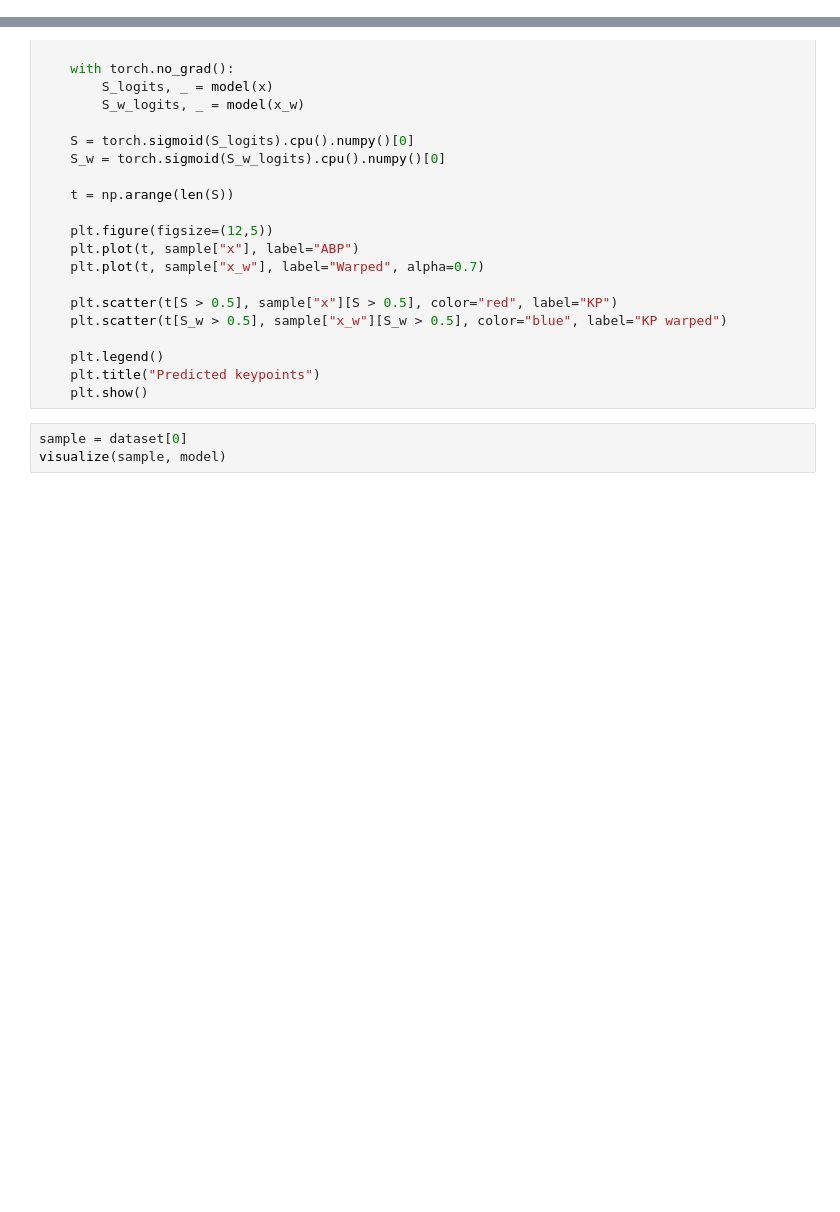
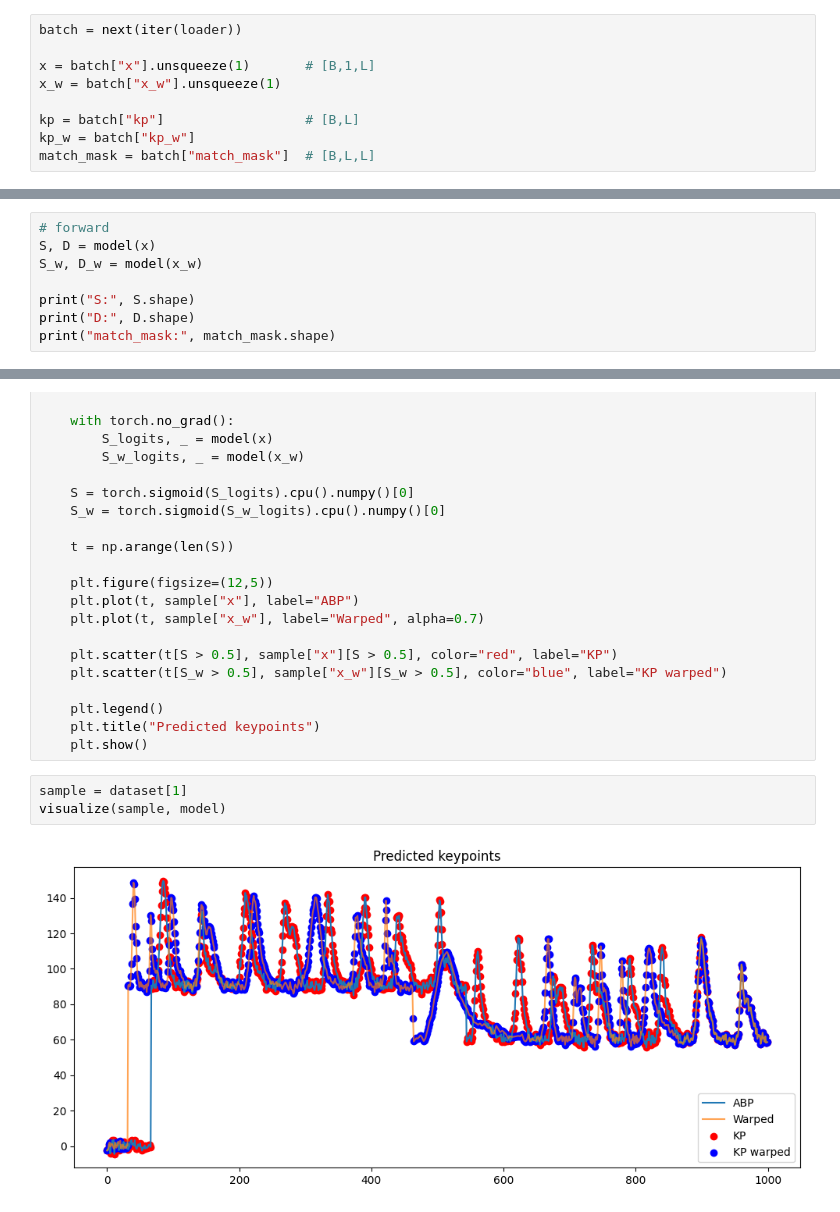
Before and after one commit to weronikadomczewska/MCS-TimePoint-DTW, a Jupyter notebook: timepoint/timepoint_training.ipynb, the cells around one changed output, grey strips where cells are left out. Saved outputs shown, nothing was run; the diff lists cells and outputs as text; blank space fills up the shorter version.

```diff
--- a/timepoint/timepoint_training.ipynb
+++ b/timepoint/timepoint_training.ipynb
@@ -74,0 +60,9 @@ TypeError: DescriptorDecoder.__init__() got an unexpected keyword argument 'cell
+# %%
+batch = next(iter(loader))
+
+x = batch["x"].unsqueeze(1)       # [B,1,L]
+x_w = batch["x_w"].unsqueeze(1)
+
+kp = batch["kp"]                  # [B,L]
+kp_w = batch["kp_w"]
+match_mask = batch["match_mask"]  # [B,L,L]
@@ -74,0 +82,8 @@ TypeError: DescriptorDecoder.__init__() got an unexpected keyword argument 'cell
+# %%
+# forward
+S, D = model(x)
+S_w, D_w = model(x_w)
+
+print("S:", S.shape)
+print("D:", D.shape)
+print("match_mask:", match_mask.shape)
@@ -137,5 +174,7 @@ def visualize(sample, model):
     plt.title("Predicted keypoints")
     plt.show()
 # %%
-sample = dataset[0]
+sample = dataset[1]
 visualize(sample, model)
+# %% [output]
+[figure, added]
```
Also changed, not shown: parts of 6 cells of this notebook, 11 other files.
